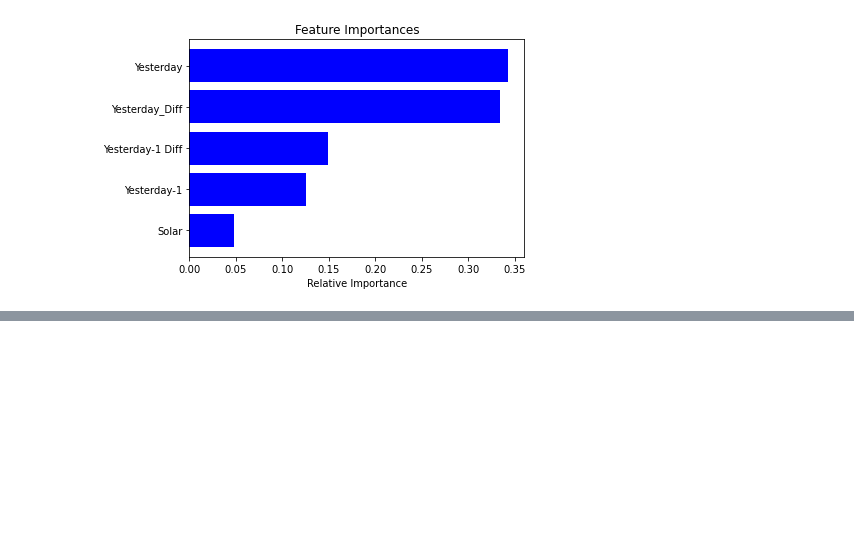
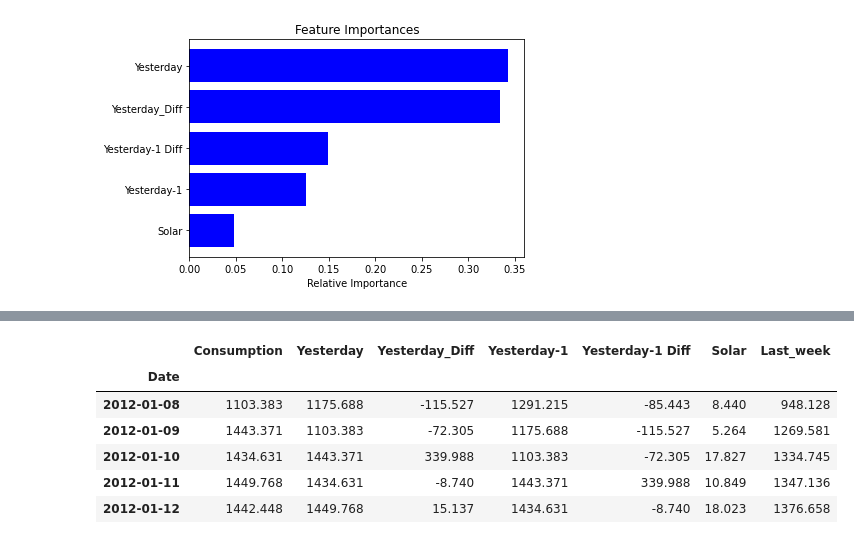
Before and after one commit to Aurian-Nogues/timeSeries, a Jupyter notebook: tuto1/2_forecasting.ipynb, the cells around one changed output, grey strips where cells are left out. Cells and saved outputs as stored; diff of their text form; code cells hidden in the pictures; blank space fills up the shorter version.

```diff
--- a/tuto1/2_forecasting.ipynb
+++ b/tuto1/2_forecasting.ipynb
@@ -401,0 +405,14 @@ plt.show()
+# %%
+#add features
+data_consumption_2o_solar_weeklyShift = data_consumption_2o_solar.copy()
+data_consumption_2o_solar_weeklyShift['Last_week'] = data_consumption_2o_solar_weeklyShift['Consumption'].shift(7)
+data_consumption_2o_solar_weeklyShift = data_consumption_2o_solar_weeklyShift.dropna()
+data_consumption_2o_solar_weeklyShift.head()
+# %% [output]
+|  | Consumption | Yesterday | Yesterday_Diff | Yesterday-1 | Yesterday-1 Diff | Solar | Last_week |
+| Date |  |  |  |  |  |  |  |
+| 2012-01-08 | 1103.383 | 1175.688 | -115.527 | 1291.215 | -85.443 | 8.440 | 948.128 |
+| 2012-01-09 | 1443.371 | 1103.383 | -72.305 | 1175.688 | -115.527 | 5.264 | 1269.581 |
+| 2012-01-10 | 1434.631 | 1443.371 | 339.988 | 1103.383 | -72.305 | 17.827 | 1334.745 |
+| 2012-01-11 | 1449.768 | 1434.631 | -8.740 | 1443.371 | 339.988 | 10.849 | 1347.136 |
+| 2012-01-12 | 1442.448 | 1449.768 | 15.137 | 1434.631 | -8.740 | 18.023 | 1376.658 |
```
Also changed, not shown: parts of 6 cells of this notebook.
